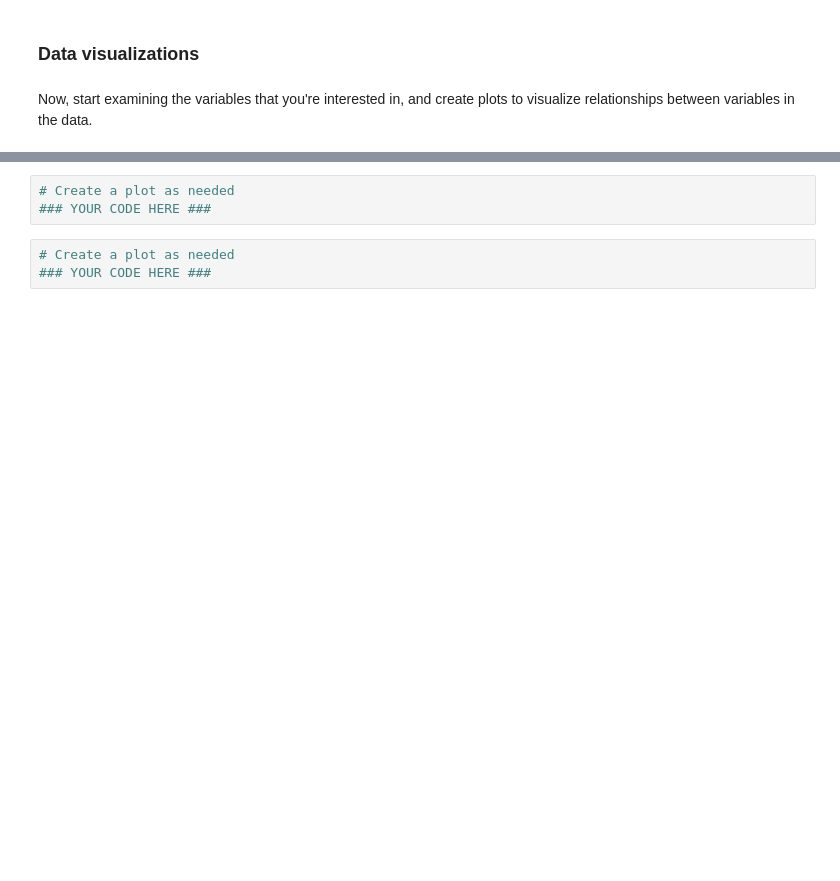
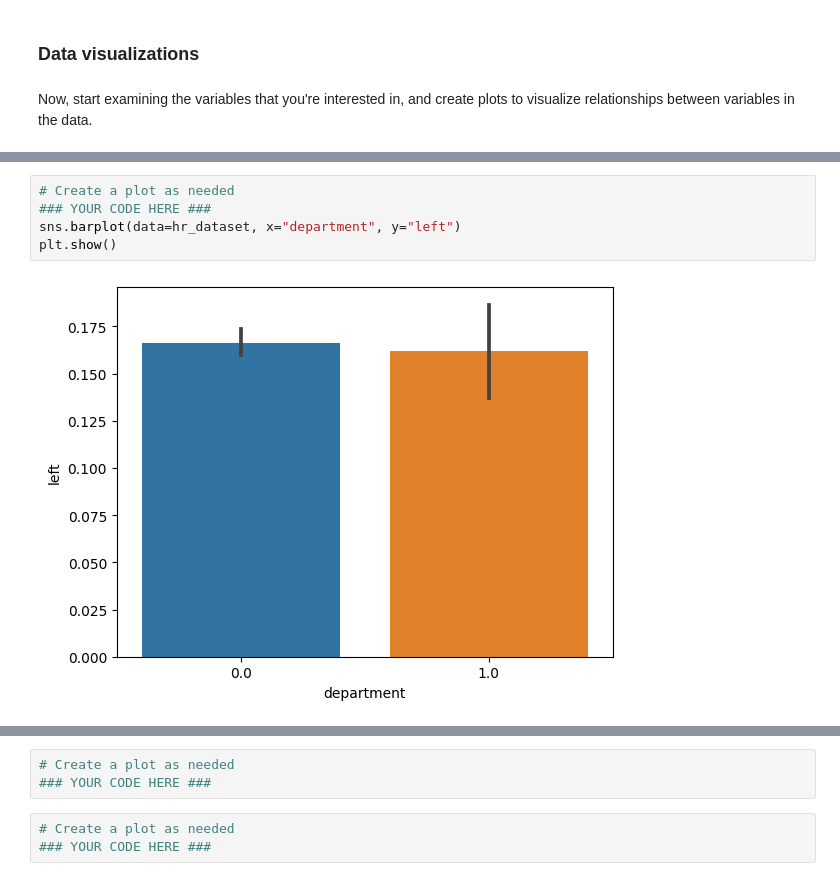
Before and after one commit to CherutoSharleen/Data-Science-2, a Jupyter notebook: Assignment/Assignment-6/Assignment6_Activity.ipynb, the cells around one changed output, grey strips where cells are left out. Saved outputs shown, nothing was run; the diff lists cells and outputs as text; blank space fills up the shorter version.

```diff
--- a/Assignment/Assignment-6/Assignment6_Activity.ipynb
+++ b/Assignment/Assignment-6/Assignment6_Activity.ipynb
@@ -171,0 +329,7 @@ Now, start examining the variables that you're interested in, and create plots t
+# %%
+# Create a plot as needed
+### YOUR CODE HERE ###
+sns.barplot(data=hr_dataset, x="department", y="left")
+plt.show()
+# %% [output]
+[figure, added]
```
Also changed, not shown: parts of 42 cells of this notebook.
